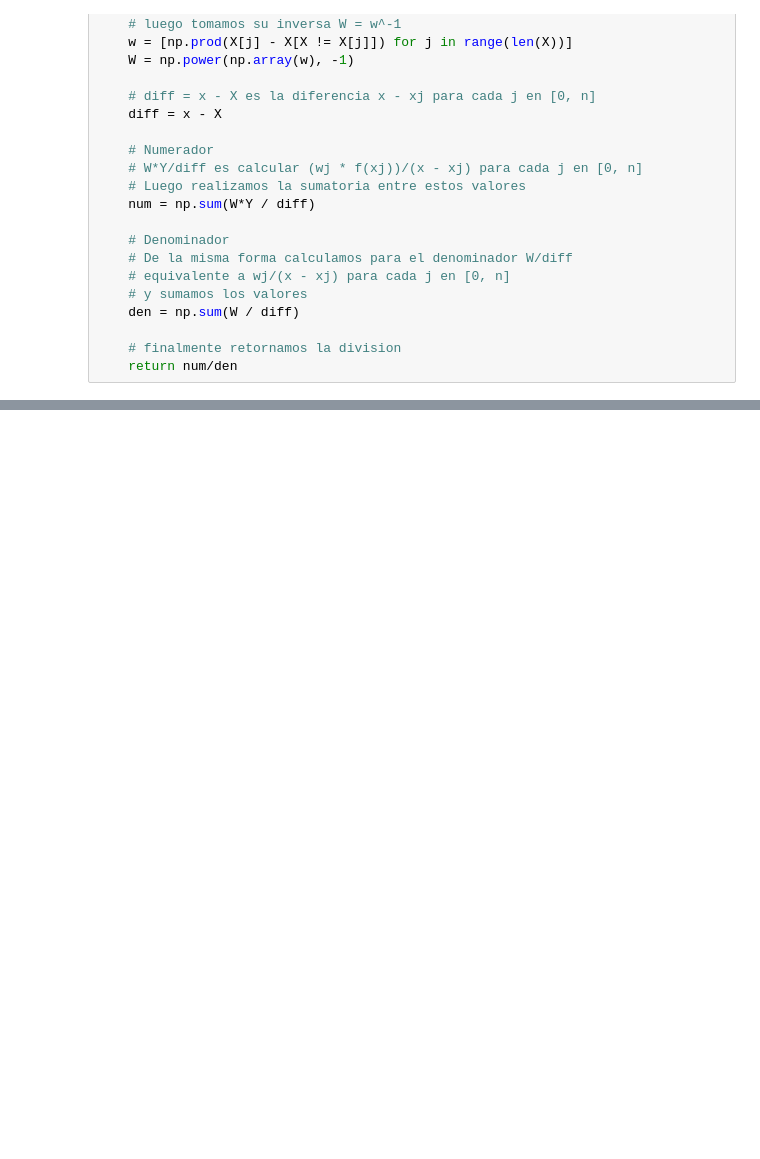
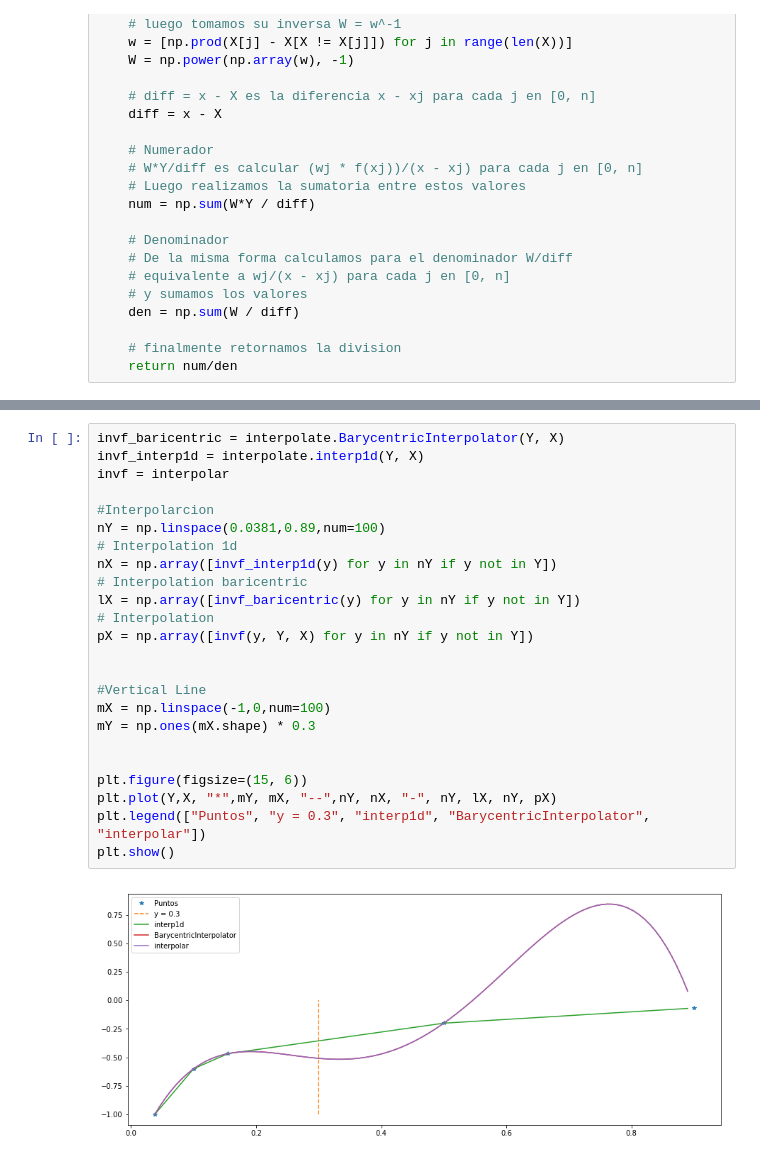
Before and after one commit to sborquez/INF-221-2018-1-, a Jupyter notebook: Tarea1/codigos/tarea1Sandbox.ipynb, the cells around one changed output, grey strips where cells are left out. Drawn from its saved outputs; the diff is of its cells as text; blank space fills up the shorter version.

```diff
--- a/Tarea1/codigos/tarea1Sandbox.ipynb
+++ b/Tarea1/codigos/tarea1Sandbox.ipynb
@@ -73,0 +104,26 @@ _93**3
+# %%
+invf_baricentric = interpolate.BarycentricInterpolator(Y, X)
+invf_interp1d = interpolate.interp1d(Y, X)
+invf = interpolar
+
+#Interpolarcion
+nY = np.linspace(0.0381,0.89,num=100)
+# Interpolation 1d
+nX = np.array([invf_interp1d(y) for y in nY if y not in Y])
+# Interpolation baricentric
+lX = np.array([invf_baricentric(y) for y in nY if y not in Y])
+# Interpolation
+pX = np.array([invf(y, Y, X) for y in nY if y not in Y])
+
+
+#Vertical Line
+mX = np.linspace(-1,0,num=100)
+mY = np.ones(mX.shape) * 0.3
+
+
+plt.figure(figsize=(15, 6))
+plt.plot(Y,X, "*",mY, mX, "--",nY, nX, "-", nY, lX, nY, pX)
+plt.legend(["Puntos", "y = 0.3", "interp1d", "BarycentricInterpolator", "interpolar"])
+plt.show()
+# %% [output]
+[figure, added]
```
Also changed, not shown: parts of 10 cells of this notebook, 1 other file.
